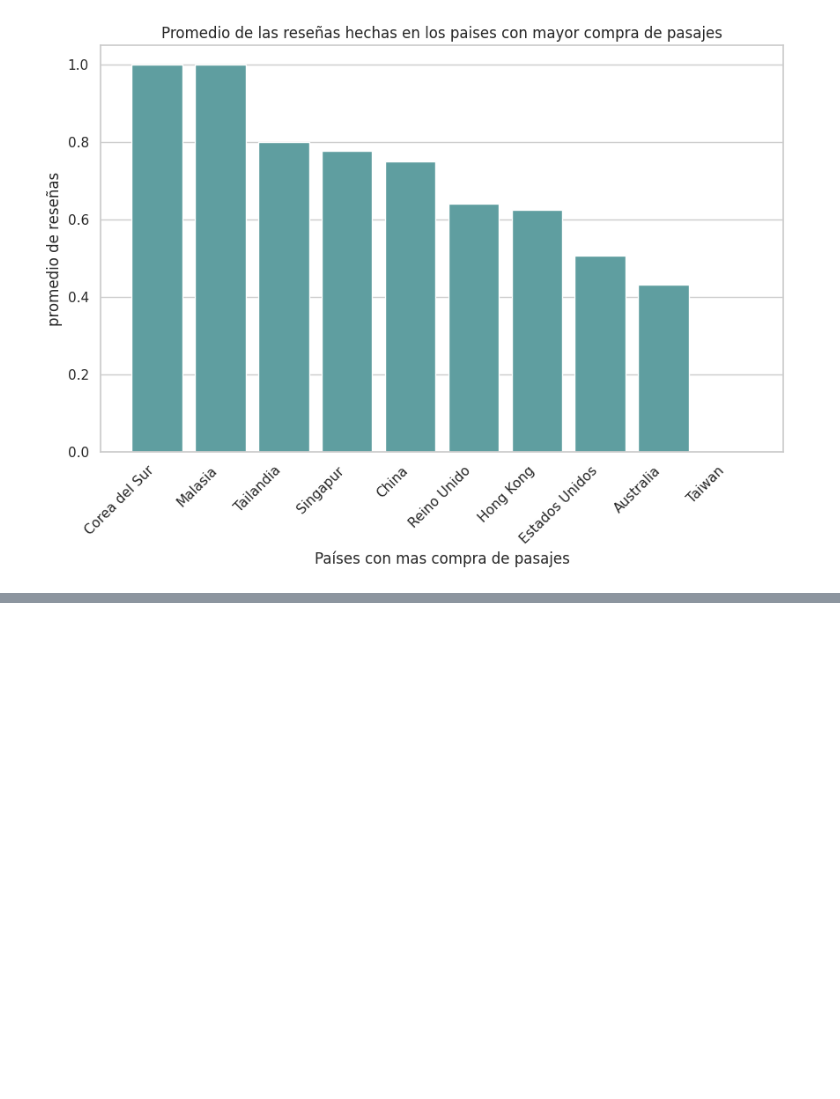
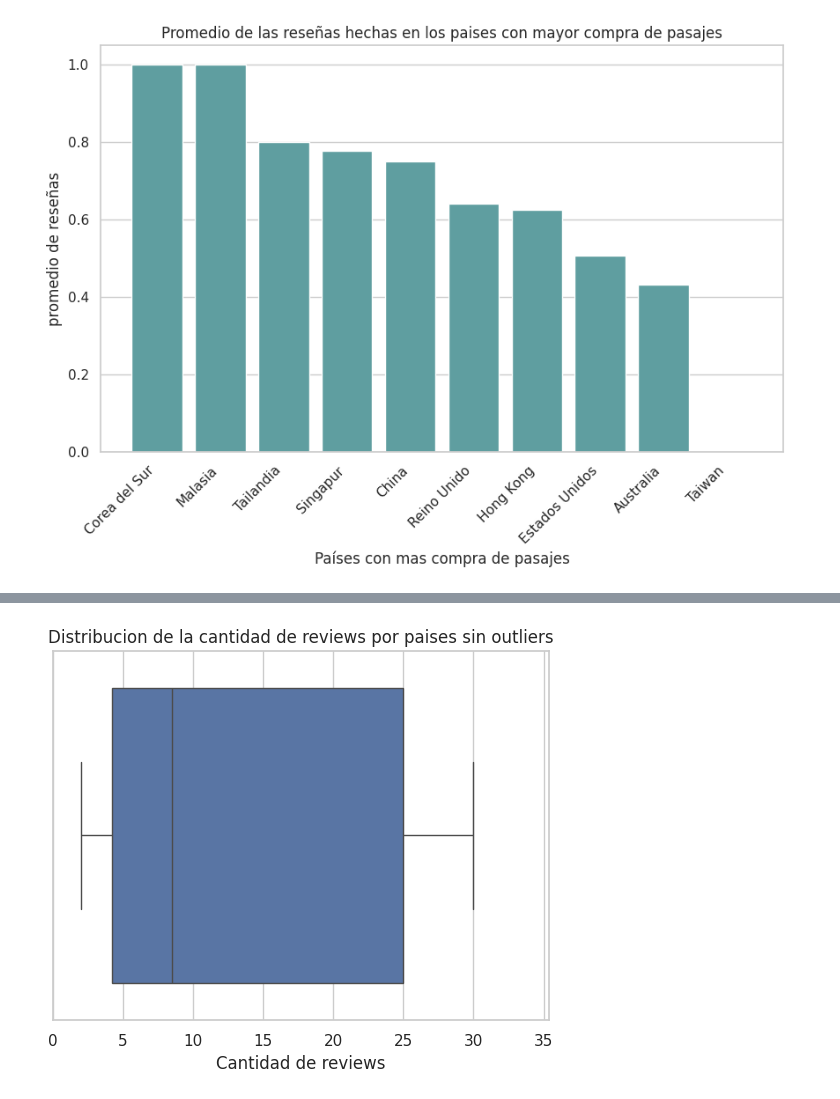
Before and after one commit to BeltranMal/tp1_orga_de_datos, a Jupyter notebook: Hipotesis_2,_3,4,5_6.ipynb, the cells around one changed output, grey strips where cells are left out. Cells and saved outputs as stored; diff of their text form; code cells hidden in the pictures; blank space fills up the shorter version.

```diff
--- a/Hipotesis_2,_3,4,5_6.ipynb
+++ b/Hipotesis_2,_3,4,5_6.ipynb
@@ -410,0 +432,8 @@ satisfaccion_cliente
+# %%
+boxplot = sns.boxplot(x=sentimiento_paises["cantidad_reviews"])
+boxplot.set_title("Distribucion de la cantidad de reviews por paises sin outliers")
+boxplot.set_xlabel("Cantidad de reviews")
+boxplot.set_xlim(0,(tercer_cuartil + 0.5 * rnago_intercuartilico))
+plt.show()
+# %% [output]
+[figure, added]
```
Also changed, not shown: parts of 18 cells of this notebook.
